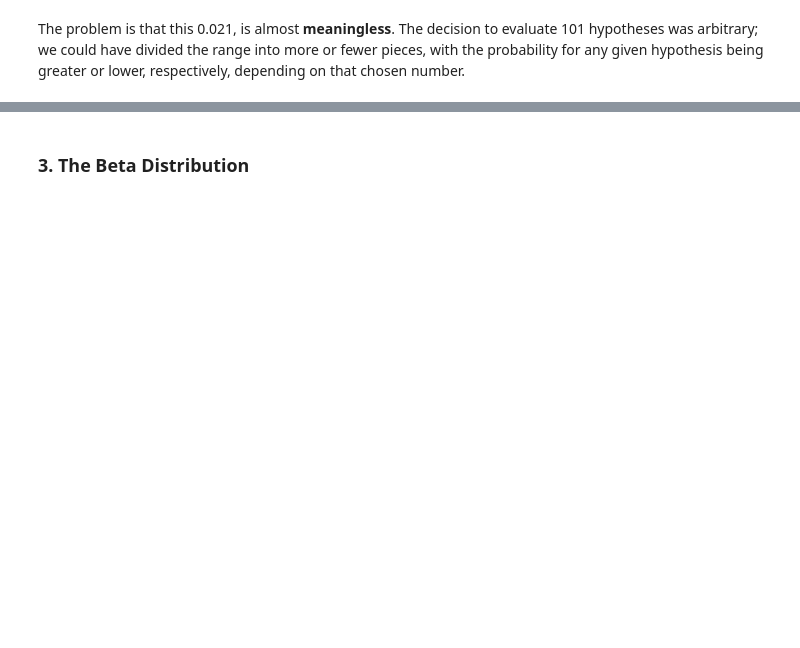
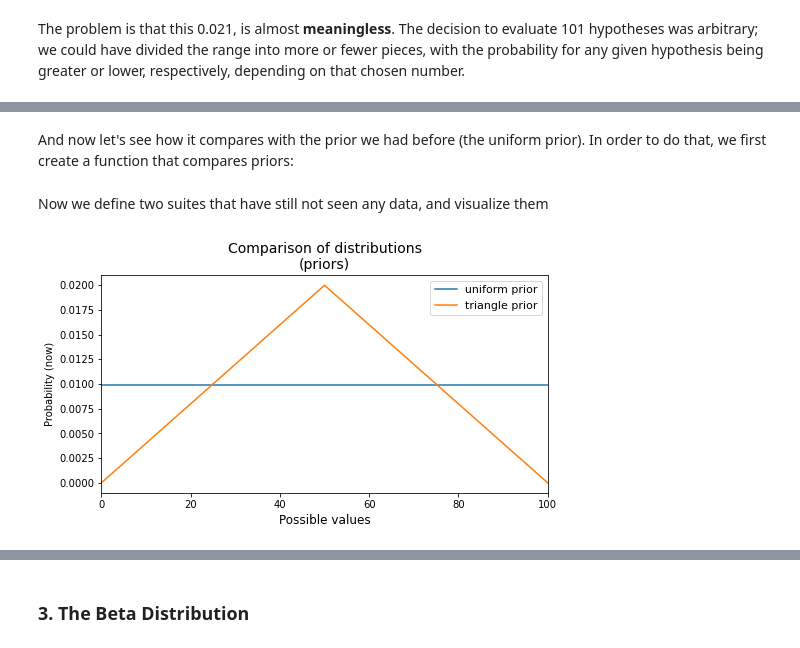
Before and after one commit to carlosjuribe/Think_Bayes, a Jupyter notebook: 04_more_estimation.ipynb, the cells around one changed output, grey strips where cells are left out. Cells and saved outputs as stored; diff of their text form; code cells hidden in the pictures; blank space fills up the shorter version.

```diff
--- a/04_more_estimation.ipynb
+++ b/04_more_estimation.ipynb
@@ -130,0 +147,44 @@ The problem is that this 0.021, is almost **meaningless**. The decision to evalu
+# %%
+class EuroTrianglePrior(Suite):
+    """ Suite for solving the euro problem, with a more realistic triangle prior """
+    def __init__(self, hypos):
+        Suite.__init__(self)
+        # but now override the prior as computed inside Suite, i.e., inside Pmf
+        for x in range(0, 50 + 1):
+            self.Set(x, x)  # left part of the triangle
+        for x in range(50 + 1, 101):
+            self.Set(x, 100 - x)
+        self.Normalize()
+
+    def Likelihood(self, data, hypo):
+        x = hypo
+        if data == 'H':  # heads
+            return x / 100.0
+        else:            # tails
+            return 1 - x / 100.0
+# %% [markdown]
+And now let's see how it compares with the prior we had before (the uniform prior). In order to do that, we first create a function that compares priors:
+# %%
+def compare_distributions(suites: List, labels=['prior1', 'prior2'], title=""):
+    """
+    Given a list of suites, plots each current distribution on the same plot, for comparison
+    """
+    fig, ax = plt.subplots(figsize=(8, 4))
+    for suite, label in zip(suites, labels):
+        suite_dict = suite.GetDict()
+        ax.plot(suite_dict.keys(), suite_dict.values(), label=label)
+        ax.autoscale(tight=True, axis='x')
+        ax.set_title(f"Comparison of distributions\n{title}", fontsize=14)
+        ax.set_xlabel("Possible values", fontsize=12); ax.set_ylabel("Probability (now)")
+        ax.legend(fontsize=11)
+# %% [markdown]
+Now we define two suites that have still not seen any data, and visualize them
+# %%
+suite_triangle_prior = EuroTrianglePrior(hypotheses)
+suite_uniform_prior = Euro(hypotheses)
+
+compare_distributions(suites=[suite_uniform_prior, suite_triangle_prior],
+                      labels=['uniform prior', 'triangle prior'],
+                      title="(priors)")
+# %% [output]
+[figure, added]
```
Also changed, not shown: parts of 22 cells of this notebook, 1 other file.
